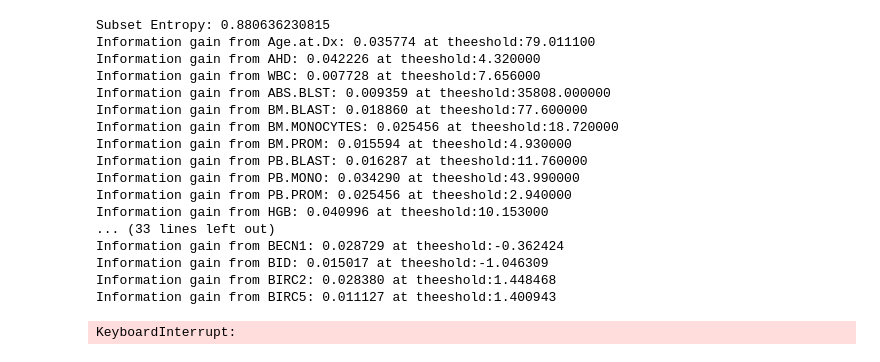
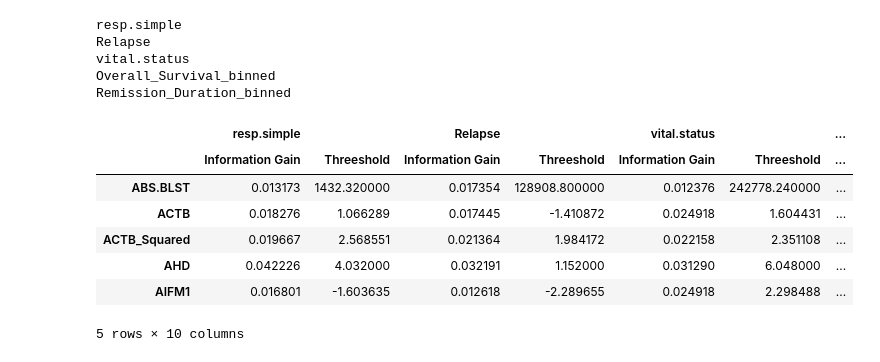
Before and after one commit to cabb99/IntroCompBio, a Jupyter notebook: PreProcessing.ipynb, the cells around one changed output. Drawn from its saved outputs; the diff is of its cells as text; code cells hidden in the pictures.

```diff
--- a/PreProcessing.ipynb
+++ b/PreProcessing.ipynb
@@ -206,7 +215,9 @@ plt.show()
 # %%
 #Calculate how much information in gained on each column
 #Calculate the entropy of the subset
+import numpy as np
 def information_gain(Table,Dependent,Independent):
+    Table=Table[Table[Dependent].notnull()]
     freq=[]
     for dval in Table[Dependent].unique():
         freq+=[sum(Table[Dependent]==dval)]
@@ -214,7 +225,7 @@ def information_gain(Table,Dependent,Independent):
     E=0
     for f in Freq:
         E+=-f*np.log(f)/np.log(2)
-    print 'Subset Entropy:', E
+    #print 'Subset Entropy:', E
     Vars=[]
 
     #Calculate the entropy of each variable
@@ -222,6 +233,8 @@ def information_gain(Table,Dependent,Independent):
         if ind in Categorical:
             IG=E
             for ival in Table[ind].unique():
+                if np.isnan(ival):
+                    continue
                 SubTable=Table[Table[ind]==ival]
                 #print SubTable
                 freq=[]
@@ -234,16 +247,21 @@ def information_gain(Table,Dependent,Independent):
                     ES+=-f*np.log(f)/np.log(2) if f<>0 else 0
                 #print ES
                 IG-=float(len(SubTable))/len(Table)*ES
-            print 'Information gain from %s: %f'%(ind,IG)
+            #print 'Information gain from %s: %f'%(ind,IG)
             Vars+=[(IG,ind)]
         else:
             Threeshold=[]
-            for ival in np.arange(min(Table[ind]),max(Table[ind]),(max(Table[ind])-min(Table[ind]))/100.0):
+            prev_SubTableA_len=0
+            for ival in np.arange(min(Table[ind]),max(Table[ind]),(max(Table[ind])-min(Table[ind]))/500.0):
                 IG=E
                 SubTableA=Table[Table[ind]<ival]
                 SubTableB=Table[Table[ind]>=ival]
                 if len(SubTableA)<1 or len(SubTableB)<1:
                     continue
+                if len(SubTableA)==prev_SubTableA_len:
+                    continue
+                else:
+                    prev_SubTableA_len=len(SubTableA)
                 freq=[]
                 for dval in Table[Dependent].unique():
                     freq+=[sum(SubTableA[Dependent]==dval)]
@@ -269,30 +287,37 @@ def information_gain(Table,Dependent,Independent):
             Threeshold.sort(reverse=True)
             #print Threeshold
             #break
-            print 'Information gain from %s: %f at theeshold:%f'%(ind,Threeshold[0][0],Threeshold[0][1])
+            #print 'Information gain from %s: %f at theeshold:%f'%(ind,Threeshold[0][0],Threeshold[0][1])
             if len(Threeshold)>0:
                 Vars+=[(Threeshold[0][0],ind,Threeshold[0][1])]
             else:
                 Vars+=[(0,ind)]
+    Information_gain=pandas.Series([v[0] for v in Vars],index=[v[1] for v in Vars],name='Information Gain')
+    Threesholds=pandas.Series([v[2] for v in Vars if len(v)>2],index=[v[1] for v in Vars if len(v)>2],name='Threeshold')
+    return pandas.concat([Information_gain,Threesholds],axis=1)
 
-Independent=[v for v in Q_training.keys() if v in Q_scoring.keys()]
-information_gain(Q_training,'resp.simple',Independent)
+Q_Cat=['resp.simple','Relapse','vital.status','Overall_Survival_binned','Remission_Duration_binned']
+Ts=[]
+for Variable in Q_Cat:
+    print Variable
+    Independent=[v for v in Q_training.keys() if v in Q_scoring.keys()]
+    Ts+=[information_gain(Q_training,Variable,Independent)]
+Information_Gain=pandas.concat(Ts,keys=Q_Cat,axis=1)
+Information_Gain.to_csv('InformationGain.csv')
 # %% [output]
-Subset Entropy: 0.880636230815
-Information gain from Age.at.Dx: 0.035774 at theeshold:79.011100
-Information gain from AHD: 0.042226 at theeshold:4.320000
-Information gain from WBC: 0.007728 at theeshold:7.656000
-Information gain from ABS.BLST: 0.009359 at theeshold:35808.000000
-Information gain from BM.BLAST: 0.018860 at theeshold:77.600000
-Information gain from BM.MONOCYTES: 0.025456 at theeshold:18.720000
-Information gain from BM.PROM: 0.015594 at theeshold:4.930000
-Information gain from PB.BLAST: 0.016287 at theeshold:11.760000
-Information gain from PB.MONO: 0.034290 at theeshold:43.990000
-Information gain from PB.PROM: 0.025456 at theeshold:2.940000
-Information gain from HGB: 0.040996 at theeshold:10.153000
-... (33 lines left out)
-Information gain from BECN1: 0.028729 at theeshold:-0.362424
-Information gain from BID: 0.015017 at theeshold:-1.046309
-Information gain from BIRC2: 0.028380 at theeshold:1.448468
-Information gain from BIRC5: 0.011127 at theeshold:1.400943
+resp.simple
+Relapse
+vital.status
+Overall_Survival_binned
+Remission_Duration_binned
-KeyboardInterrupt:
+# %%
+Information_Gain.head()
+# %% [output]
+|  | resp.simple |  | Relapse |  | vital.status |  | ... |
+|  | Information Gain | Threeshold | Information Gain | Threeshold | Information Gain | Threeshold | ... |
+| ABS.BLST | 0.013173 | 1432.320000 | 0.017354 | 128908.800000 | 0.012376 | 242778.240000 | ... |
+| ACTB | 0.018276 | 1.066289 | 0.017445 | -1.410872 | 0.024918 | 1.604431 | ... |
+| ACTB_Squared | 0.019667 | 2.568551 | 0.021364 | 1.984172 | 0.022158 | 2.351108 | ... |
+| AHD | 0.042226 | 4.032000 | 0.032191 | 1.152000 | 0.031290 | 6.048000 | ... |
+| AIFM1 | 0.016801 | -1.603635 | 0.012618 | -2.289655 | 0.024918 | 2.298488 | ... |
+5 rows × 10 columns
```
Also changed, not shown: parts of 4 cells of this notebook, 4 other files.
